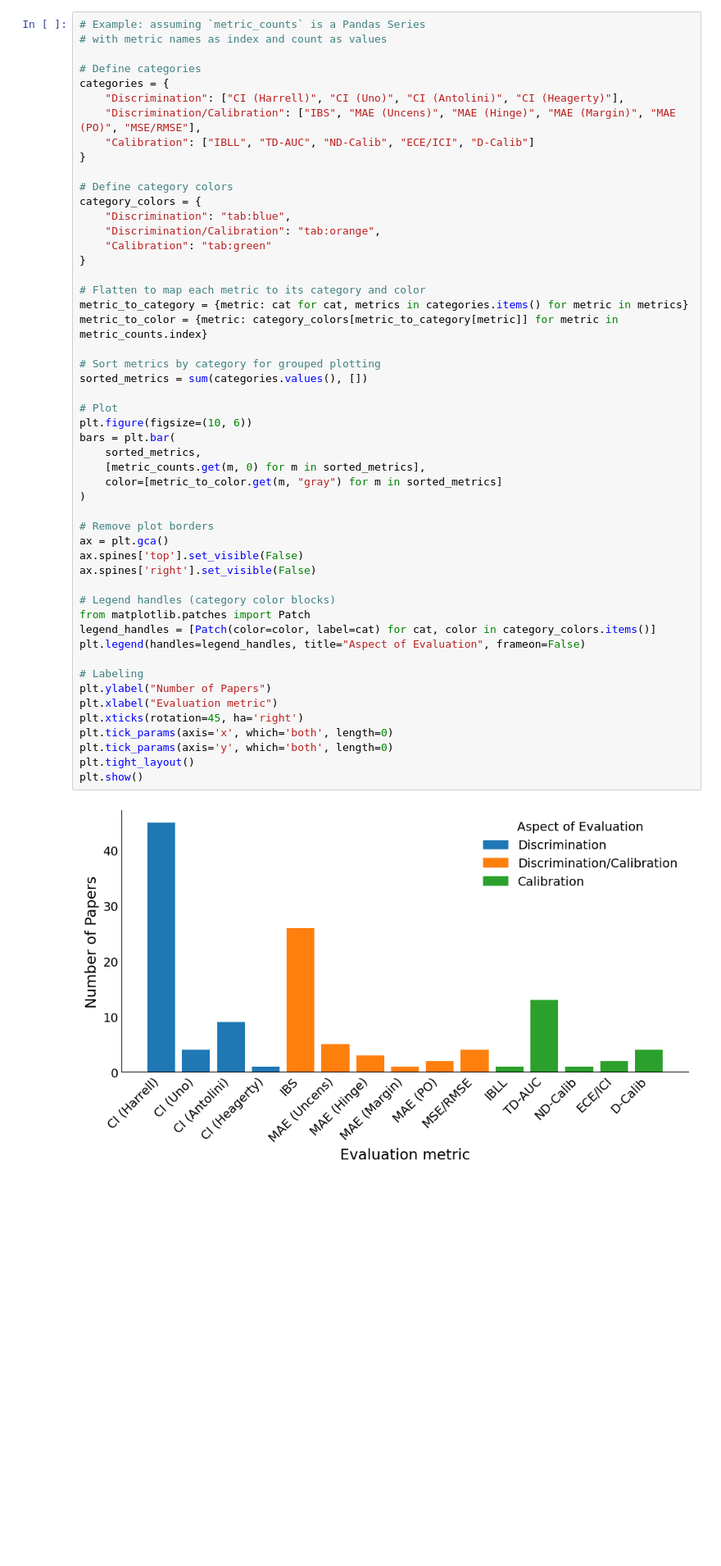
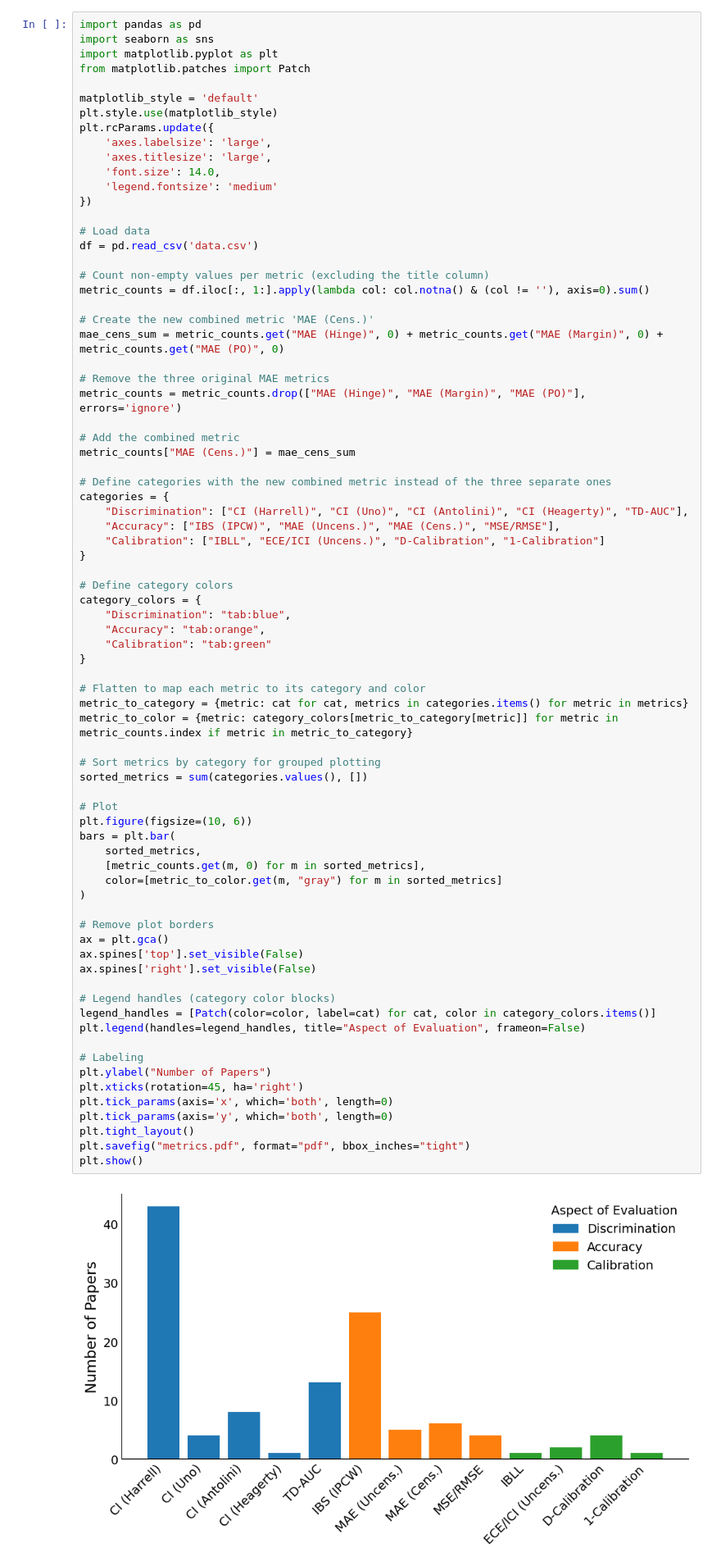
Before and after one commit to thecml/position-paper, a Jupyter notebook: plot_metrics.ipynb, the cells around one changed output. Shown: that part at 82% size. Cells and saved outputs as stored; diff of their text form; blank space fills up the shorter version.

Commit message:
Updated plot

```diff
--- a/plot_metrics.ipynb
+++ b/plot_metrics.ipynb
@@ -48,53 +1,78 @@ plt.show()
 # %%
-# Example: assuming `metric_counts` is a Pandas Series
-# with metric names as index and count as values
+import pandas as pd
+import seaborn as sns
+import matplotlib.pyplot as plt
+from matplotlib.patches import Patch
 
-# Define categories
+matplotlib_style = 'default'
+plt.style.use(matplotlib_style)
+plt.rcParams.update({
+    'axes.labelsize': 'large',
+    'axes.titlesize': 'large',
+    'font.size': 14.0,
+    'legend.fontsize': 'medium'
+})
+
+# Load data
+df = pd.read_csv('data.csv')
+
+# Count non-empty values per metric (excluding the title column)
+metric_counts = df.iloc[:, 1:].apply(lambda col: col.notna() & (col != ''), axis=0).sum()
+
+# Create the new combined metric 'MAE (Cens.)'
+mae_cens_sum = metric_counts.get("MAE (Hinge)", 0) + metric_counts.get("MAE (Margin)", 0) + metric_counts.get("MAE (PO)", 0)
+
+# Remove the three original MAE metrics
+metric_counts = metric_counts.drop(["MAE (Hinge)", "MAE (Margin)", "MAE (PO)"], errors='ignore')
+
+# Add the combined metric
+metric_counts["MAE (Cens.)"] = mae_cens_sum
+
+# Define categories with the new combined metric instead of the three separate ones
 categories = {
-    "Discrimination": ["CI (Harrell)", "CI (Uno)", "CI (Antolini)", "CI (Heagerty)"],
-    "Discrimination/Calibration": ["IBS", "MAE (Uncens)", "MAE (Hinge)", "MAE (Margin)", "MAE (PO)", "MSE/RMSE"],
-    "Calibration": ["IBLL", "TD-AUC", "ND-Calib", "ECE/ICI", "D-Calib"]
+    "Discrimination": ["CI (Harrell)", "CI (Uno)", "CI (Antolini)", "CI (Heagerty)", "TD-AUC"],
+    "Accuracy": ["IBS (IPCW)", "MAE (Uncens.)", "MAE (Cens.)", "MSE/RMSE"],
+    "Calibration": ["IBLL", "ECE/ICI (Uncens.)", "D-Calibration", "1-Calibration"]
 }
 
 # Define category colors
 category_colors = {
     "Discrimination": "tab:blue",
-    "Discrimination/Calibration": "tab:orange",
+    "Accuracy": "tab:orange",
     "Calibration": "tab:green"
 }
 
 # Flatten to map each metric to its category and color
 metric_to_category = {metric: cat for cat, metrics in categories.items() for metric in metrics}
-metric_to_color = {metric: category_colors[metric_to_category[metric]] for metric in metric_counts.index}
+metric_to_color = {metric: category_colors[metric_to_category[metric]] for metric in metric_counts.index if metric in metric_to_category}
 
 # Sort metrics by category for grouped plotting
 sorted_metrics = sum(categories.values(), [])
 
 # Plot
 plt.figure(figsize=(10, 6))
 bars = plt.bar(
     sorted_metrics,
     [metric_counts.get(m, 0) for m in sorted_metrics],
     color=[metric_to_color.get(m, "gray") for m in sorted_metrics]
 )
 
 # Remove plot borders
 ax = plt.gca()
 ax.spines['top'].set_visible(False)
 ax.spines['right'].set_visible(False)
 
 # Legend handles (category color blocks)
-from matplotlib.patches import Patch
 legend_handles = [Patch(color=color, label=cat) for cat, color in category_colors.items()]
 plt.legend(handles=legend_handles, title="Aspect of Evaluation", frameon=False)
 
 # Labeling
 plt.ylabel("Number of Papers")
-plt.xlabel("Evaluation metric")
 plt.xticks(rotation=45, ha='right')
 plt.tick_params(axis='x', which='both', length=0)
 plt.tick_params(axis='y', which='both', length=0)
 plt.tight_layout()
+plt.savefig("metrics.pdf", format="pdf", bbox_inches="tight")
 plt.show()
 # %% [output]
-[figure, old version]
+[figure, new version]
```
Also changed, not shown: parts of 2 cells of this notebook, 2 other files.
